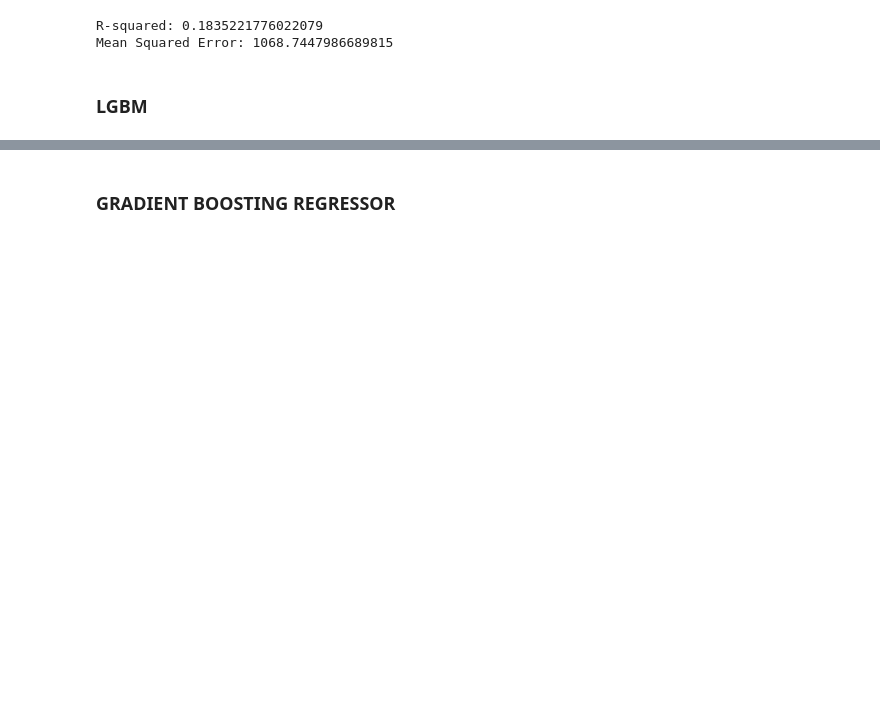
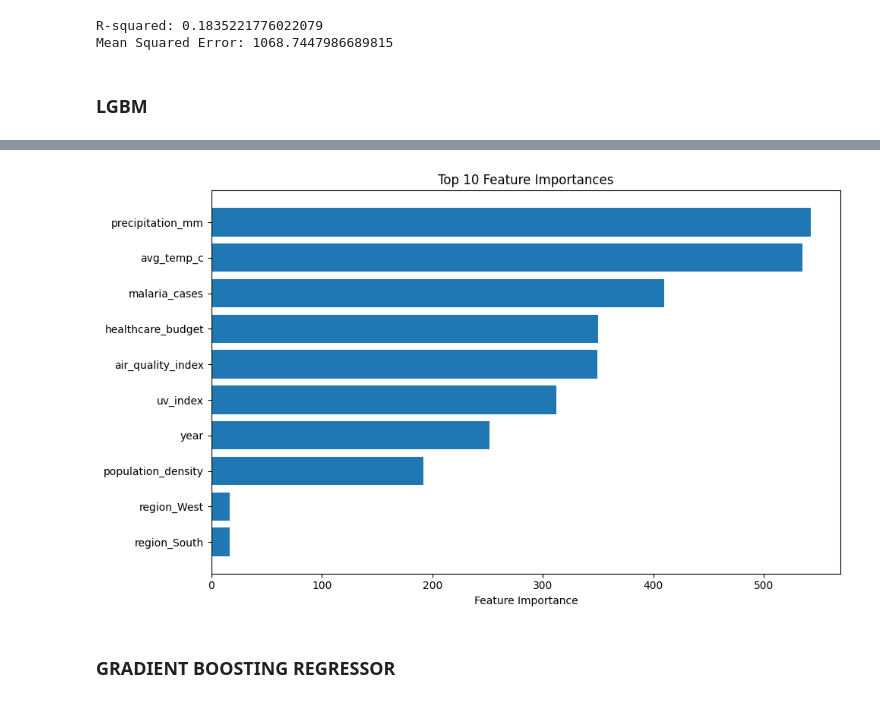
Before and after one commit to Zunuoh/Dengue-Fever-Prediction, a Jupyter notebook: New_Dengue_Prediction.ipynb, the cells around one changed output, grey strips where cells are left out. Saved outputs shown, nothing was run; the diff lists cells and outputs as text; code cells hidden in the pictures; blank space fills up the shorter version.

```diff
--- a/New_Dengue_Prediction.ipynb
+++ b/New_Dengue_Prediction.ipynb
@@ -434,0 +628,77 @@ Mean Squared Error: 1041.4399989399155
+# %%
+import pandas as pd
+import numpy as np
+from sklearn.model_selection import train_test_split
+from sklearn.preprocessing import StandardScaler
+from sklearn.metrics import r2_score, mean_squared_error
+from lightgbm import LGBMRegressor
+
+# Assuming df is your dataframe with dengue data
+# Load your data here: df = pd.read_csv('your_data.csv')
+
+# Extract region columns
+regions = [col for col in df.columns if col.startswith('region_')]
+
+# Define features for the model
+features = ['avg_temp_c', 'precipitation_mm', 'air_quality_index',
+           'malaria_cases', 'year', 'uv_index', 'population_density',
+           'healthcare_budget'] + regions  # Include region columns
+
+# Prepare features and target
+X = df[features]
+y = df['dengue_cases']
+
+# Split the data
+X_train, X_test, y_train, y_test = train_test_split(X, y, test_size=0.2, random_state=42)
+
+# Scale only the numeric features (not the region dummy variables)
+numeric_features = ['avg_temp_c', 'precipitation_mm', 'air_quality_index',
+                   'malaria_cases', 'year', 'uv_index', 'population_density',
+                   'healthcare_budget']
+
+scaler = StandardScaler()
+X_train_scaled = X_train.copy()
+X_test_scaled = X_test.copy()
+
+# Scale only numeric features
+X_train_scaled[numeric_features] = scaler.fit_transform(X_train[numeric_features])
+X_test_scaled[numeric_features] = scaler.transform(X_test[numeric_features])
+
+# Train the model
+model = LGBMRegressor(n_estimators=100, random_state=42)
+model.fit(X_train_scaled, y_train)
+
+# Make predictions
+y_pred = model.predict(X_test_scaled)
+
+# Evaluate the model
+r2 = r2_score(y_test, y_pred)
+mse = mean_squared_error(y_test, y_pred)
+rmse = np.sqrt(mse)
+
+print(f"Model Performance:")
+print(f"R-squared: {r2:.4f}")
+print(f"Mean Squared Error: {mse:.4f}")
+print(f"Root Mean Squared Error: {rmse:.4f}")
+
+# Feature importance
+feature_importance = pd.DataFrame({
+    'feature': features,
+    'importance': model.feature_importances_
+}).sort_values('importance', ascending=False)
+
+print("\nTop 10 Most Important Features:")
+print(feature_importance.head(10))
+
+# Optional: Plot feature importance
+import matplotlib.pyplot as plt
+
+plt.figure(figsize=(10, 6))
+top_features = feature_importance.head(10)
+plt.barh(top_features['feature'], top_features['importance'])
+plt.xlabel('Feature Importance')
+plt.title('Top 10 Feature Importances')
+plt.gca().invert_yaxis()
+plt.tight_layout()
+plt.show()
+# %% [output]
@@ -435,3 +722,4 @@ Mean Squared Error: 1041.4399989399155
+[figure, added]
 # %% [markdown]
 ### **GRADIENT BOOSTING REGRESSOR**
 # %%
```
Also changed, not shown: parts of 28 cells of this notebook.
